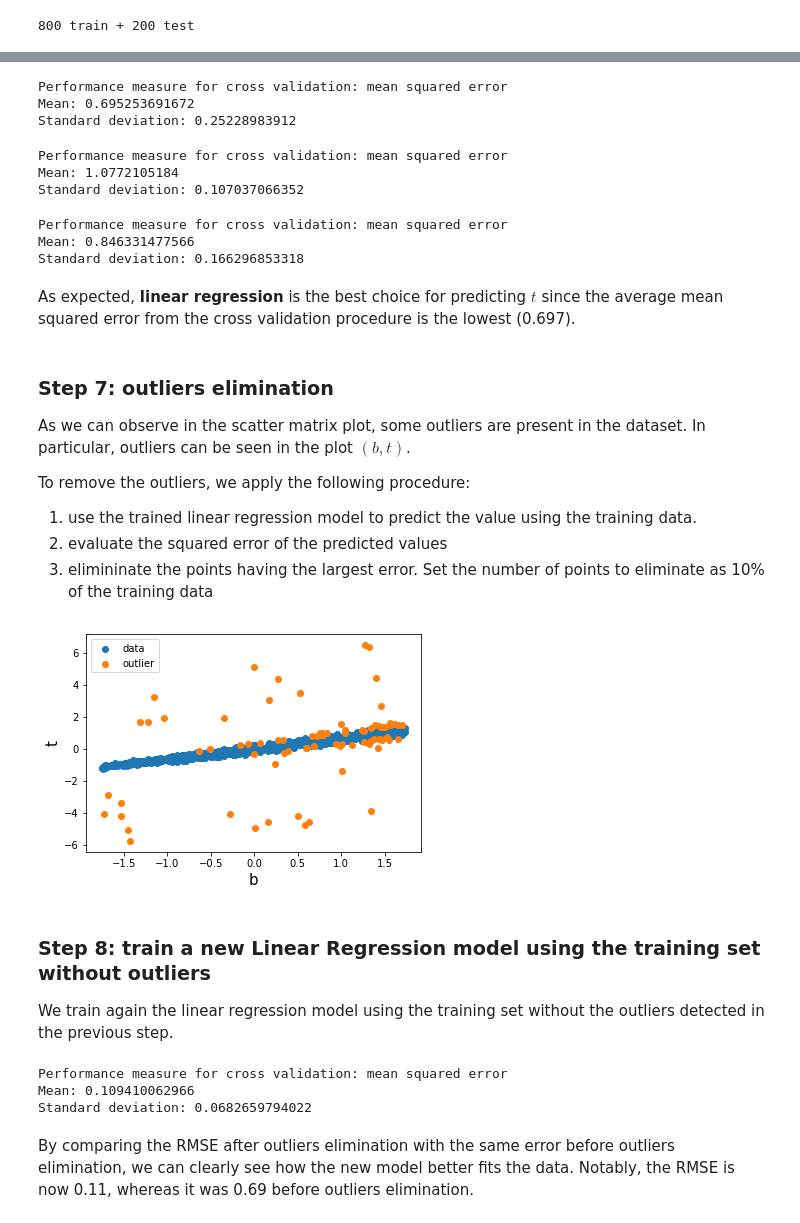
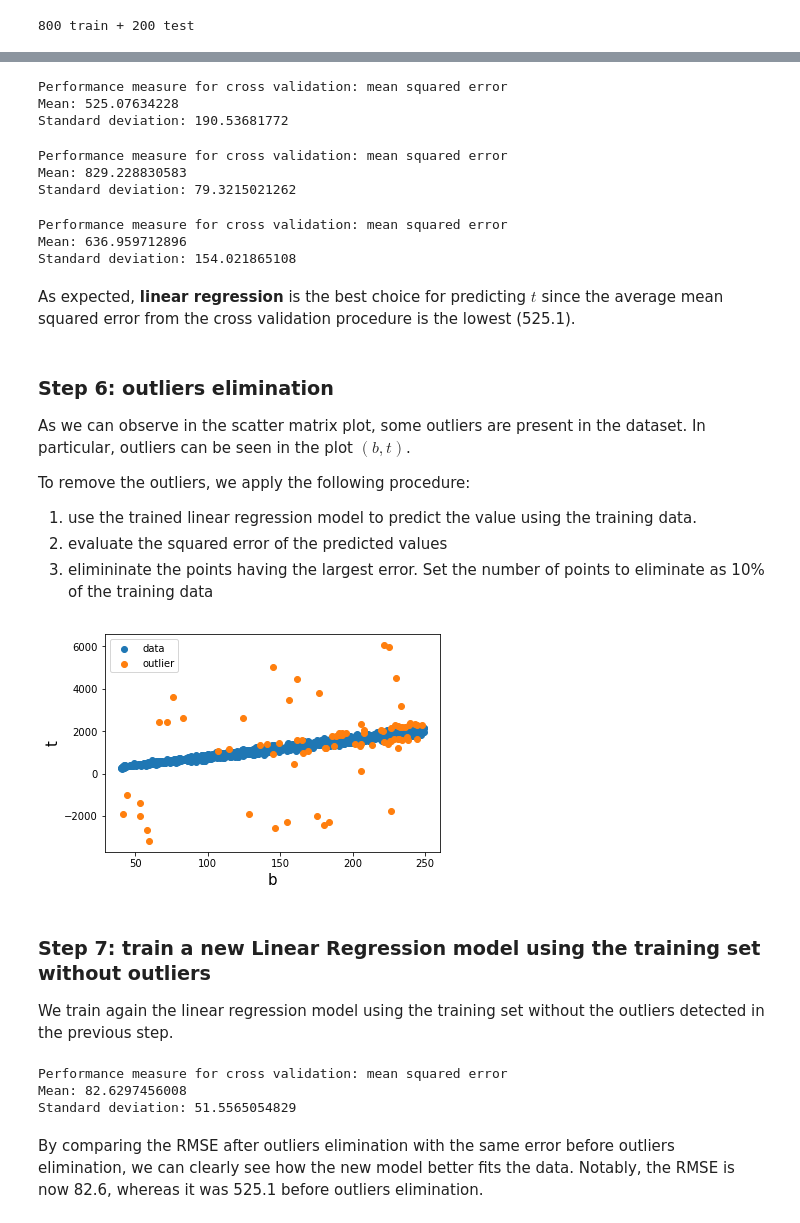
Before and after one commit to jacopoventura/6Datasets_challange, a Jupyter notebook: dataSet0.ipynb, the cells around one changed output, grey strips where cells are left out. Saved outputs shown, nothing was run; the diff lists cells and outputs as text; code cells hidden in the pictures.

```diff
--- a/dataSet0.ipynb
+++ b/dataSet0.ipynb
@@ -186,11 +172,11 @@ from sklearn.linear_model import LinearRegression
 
 # train linear regression
 lin_reg = LinearRegression()
-lin_reg.fit(train_Features_normalized, train_Label_normalized)
+lin_reg.fit(train_Features, train_Label)
 
 # cross validation on the training dataset
-scores = cross_val_score(lin_reg,train_Features_normalized,
-                         train_Label_normalized,
+scores = cross_val_score(lin_reg,train_Features,
+                         train_Label,
                          scoring=score_cross_val,
                          cv=N_split)
 
@@ -198,19 +184,19 @@ lin_rmse_scores = np.sqrt(-scores)
 display_scores(lin_rmse_scores)
 # %% [output]
 Performance measure for cross validation: mean squared error
-Mean: 0.695253691672
-Standard deviation: 0.25228983912
+Mean: 525.07634228
+Standard deviation: 190.53681772
 # %%
 # 2: Decision Tree
 from sklearn.tree import DecisionTreeRegressor
 
 # train decision tree
 tree_reg = DecisionTreeRegressor()
-tree_reg.fit(train_Features_normalized, train_Label_normalized)
+tree_reg.fit(train_Features, train_Label)
 
 # cross validation on the training dataset
-scores = cross_val_score(tree_reg,train_Features_normalized,
-                         train_Label_normalized,
+scores = cross_val_score(tree_reg,train_Features,
+                         train_Label,
                          scoring=score_cross_val,
                          cv=N_split)
 
@@ -218,20 +204,20 @@ tree_rmse_scores = np.sqrt(-scores)
 display_scores(tree_rmse_scores)
 # %% [output]
 Performance measure for cross validation: mean squared error
-Mean: 1.0772105184
-Standard deviation: 0.107037066352
+Mean: 829.228830583
+Standard deviation: 79.3215021262
 # %%
 # 3: Random Forest
 from sklearn.ensemble import RandomForestRegressor
 
 # train Random Forest
 forest_reg = RandomForestRegressor()
-forest_reg.fit(train_Features_normalized, train_Label_normalized)
+forest_reg.fit(train_Features, train_Label)
 
 
 # cross validation on the training dataset
-scores = cross_val_score(forest_reg,train_Features_normalized,
-                         train_Label_normalized,
+scores = cross_val_score(forest_reg,train_Features,
+                         train_Label,
                          scoring=score_cross_val,
                          cv=N_split)
 
@@ -239,12 +225,12 @@ forest_rmse_scores = np.sqrt(-scores)
 display_scores(forest_rmse_scores)
 # %% [output]
 Performance measure for cross validation: mean squared error
-Mean: 0.846331477566
-Standard deviation: 0.166296853318
+Mean: 636.959712896
+Standard deviation: 154.021865108
 # %% [markdown]
-As expected, **linear regression** is the best choice for predicting $t$ since the average mean squared error from the cross validation procedure is the lowest (0.697).
+As expected, **linear regression** is the best choice for predicting $t$ since the average mean squared error from the cross validation procedure is the lowest (525.1).
 # %% [markdown]
-### Step 7: outliers elimination
+### Step 6: outliers elimination
 
 As we can observe in the scatter matrix plot, some outliers are present in the dataset. In particular, outliers can be seen in the plot $(b,t)$.
 
@@ -254,51 +240,51 @@ To remove the outliers, we apply the following procedure:
 3. elimininate the points having the largest error. Set the number of points to eliminate as 10% of the training data
 # %%
 # prediction
-predictions = lin_reg.predict(train_Features_normalized)
+predictions = lin_reg.predict(train_Features)
 
 # compute squared error and save in array E
-E = (train_Label_normalized-predictions)**2
+E = (train_Label.values-predictions)**2
 
-# select outliers
-idx_sorted = sorted(range(len(E)), key=lambda k: E[k], reverse=True)
-limit = int(len(train_Features_normalized)*0.1)
+# select outliers by excluding the 10% points with worst RMSE
+idx_sorted = np.argsort(-E)
+limit = int(len(train_Features)*0.1)
 idx_no_outliers = idx_sorted[limit:]
 
 # create new training without outliers
-train_Features_normalized_good = train_Features_normalized[idx_no_outliers]
-train_Label_normalized_good = train_Label_normalized[idx_no_outliers]
+train_Features_good = train_Features.values[idx_no_outliers]
+train_Label_good = train_Label.values[idx_no_outliers]
 # %%
 # plot the data
 b = []
-for i in train_Features_normalized_good:
+for i in train_Features_good:
     b.append(i[1])
 
-train_Features_normalized_out = train_Features_normalized[idx_sorted[:limit]]
-train_Label_normalized_out = train_Label_normalized[idx_sorted[:limit]]
+train_Features_out = train_Features.values[idx_sorted[:limit]]
+train_Label_out = train_Label.values[idx_sorted[:limit]]
 b_outlier = []
-for i in train_Features_normalized_out:
+for i in train_Features_out:
     b_outlier.append(i[1])
 
-plt.scatter(b, train_Label_normalized_good,label = 'data')
-plt.scatter(b_outlier, train_Label_normalized_out, label = 'outlier')
+plt.scatter(b, train_Label_good,label = 'data')
+plt.scatter(b_outlier, train_Label_out, label = 'outlier')
 plt.xlabel('b',fontsize=15)
 plt.ylabel('t',fontsize=15)
 plt.legend()
 plt.show()
 # %% [output]
-[figure, old version]
+[figure, new version]
 # %% [markdown]
-### Step 8: train a new Linear Regression model using the training set without outliers
+### Step 7: train a new Linear Regression model using the training set without outliers
 
 We train again the linear regression model using the training set without the outliers detected in the previous step.
 # %%
 # train linear regression
-lin_reg_good = LinearRegression()
-lin_reg_good.fit(train_Features_normalized_good, train_Label_normalized_good)
+lin_reg_final = LinearRegression()
+lin_reg_final.fit(train_Features_good, train_Label_good)
 
 # cross validation on the training dataset
-scores = cross_val_score(lin_reg_good,train_Features_normalized_good,
-                         train_Label_normalized_good,
+scores = cross_val_score(lin_reg_final,train_Features_good,
+                         train_Label_good,
                          scoring=score_cross_val,
                          cv=N_split)
 
@@ -306,8 +292,8 @@ lin_rmse_scores = np.sqrt(-scores)
 display_scores(lin_rmse_scores)
 # %% [output]
 Performance measure for cross validation: mean squared error
-Mean: 0.109410062966
-Standard deviation: 0.0682659794022
+Mean: 82.6297456008
+Standard deviation: 51.5565054829
 # %% [markdown]
-By comparing the RMSE after outliers elimination with the same error before outliers elimination, we can clearly see how the new model better fits the data. Notably, the RMSE is now 0.11, whereas it was 0.69 before outliers elimination.
+By comparing the RMSE after outliers elimination with the same error before outliers elimination, we can clearly see how the new model better fits the data. Notably, the RMSE is now 82.6, whereas it was 525.1 before outliers elimination.
 # %% [markdown]
```
Also changed, not shown: parts of 9 cells of this notebook.
